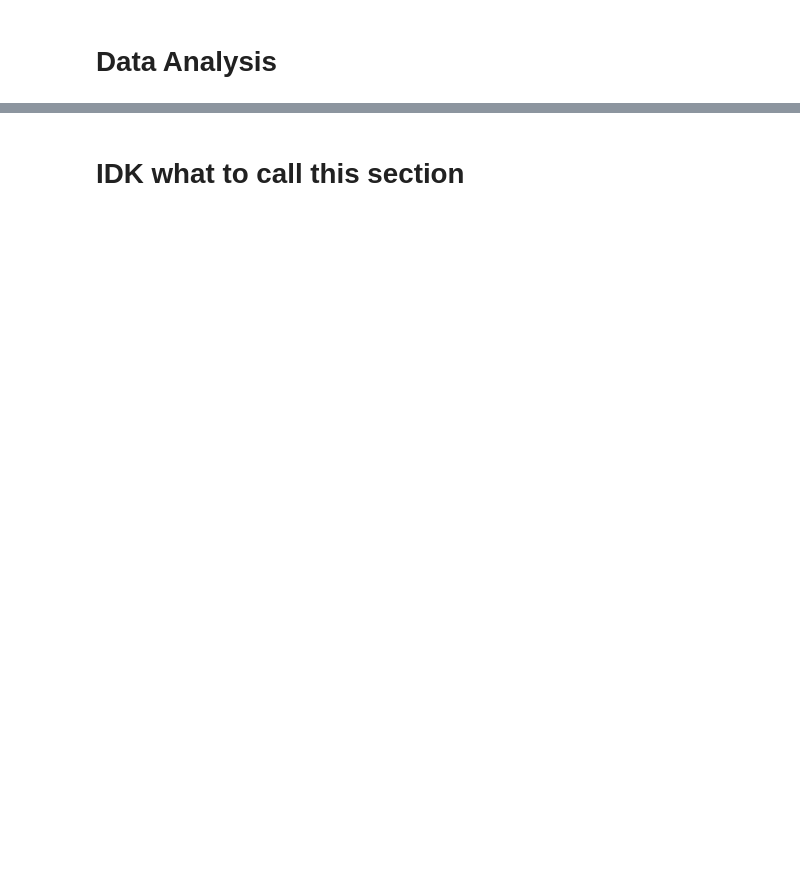
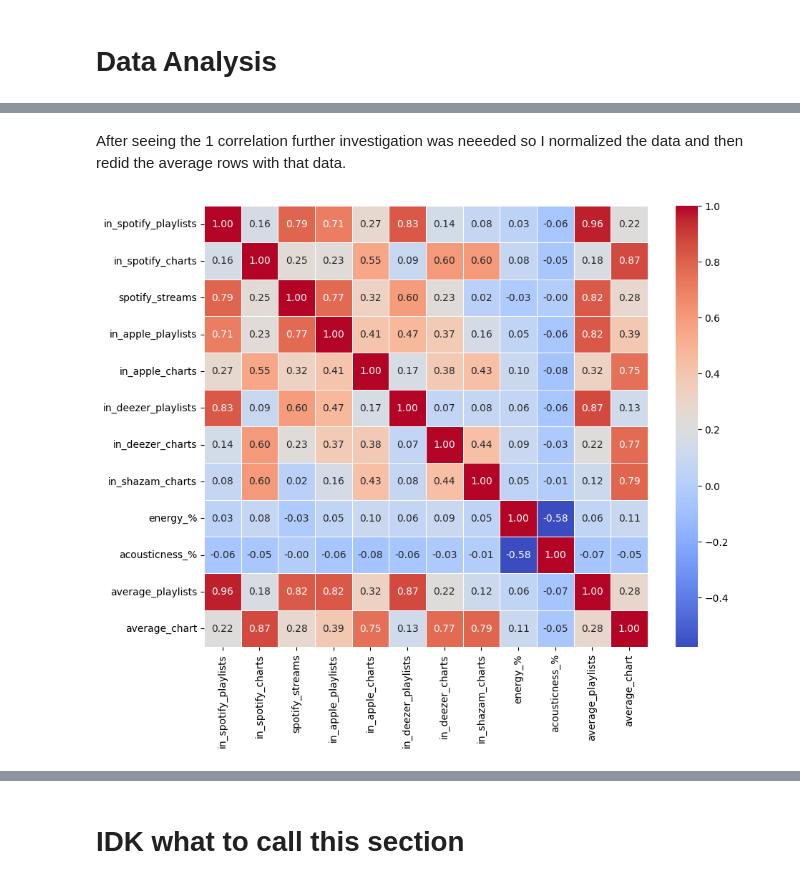
Before and after one commit to Abel-Lagonell/Spotify-Data_Mining, a Jupyter notebook: Project.ipynb, the cells around one changed output, grey strips where cells are left out. Saved outputs shown, nothing was run; the diff lists cells and outputs as text; code cells hidden in the pictures; blank space fills up the shorter version.

```diff
--- a/Project.ipynb
+++ b/Project.ipynb
@@ -126,0 +143,2 @@ plt.show()
+# %% [markdown]
+After seeing the 1 correlation further investigation was neeeded so I normalized the data and then redid the average rows with that data.
@@ -127,3 +151,4 @@ plt.show()
 # %%
-scaler = StandardScaler()
-df_n = scaler.fit_transform(df.copy)
+correlation_matrix()
+# %% [output]
+[figure, added]
```
Also changed, not shown: parts of 28 cells of this notebook.
